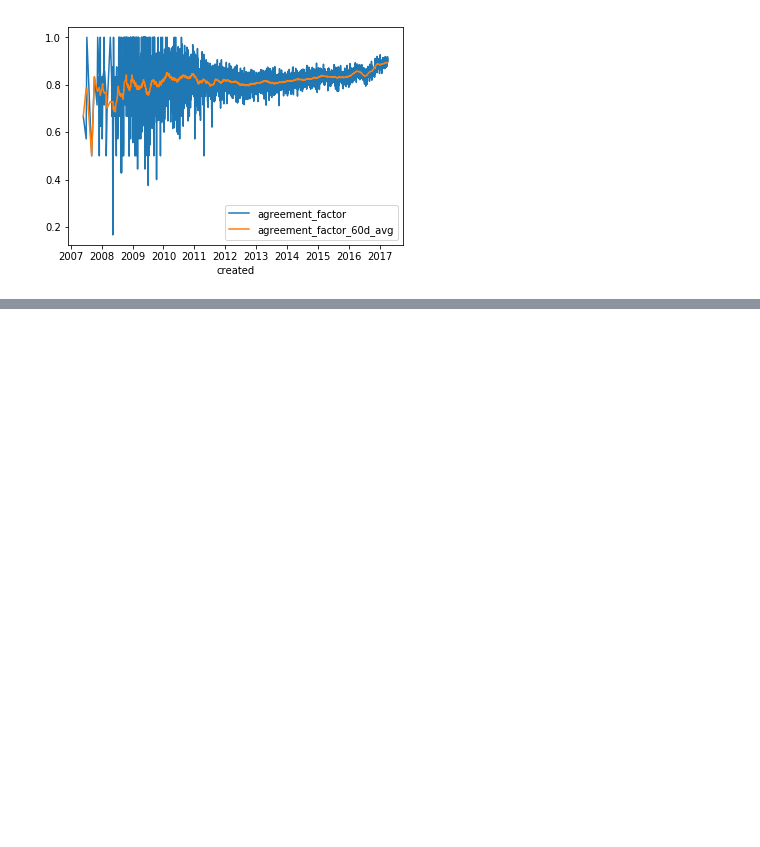
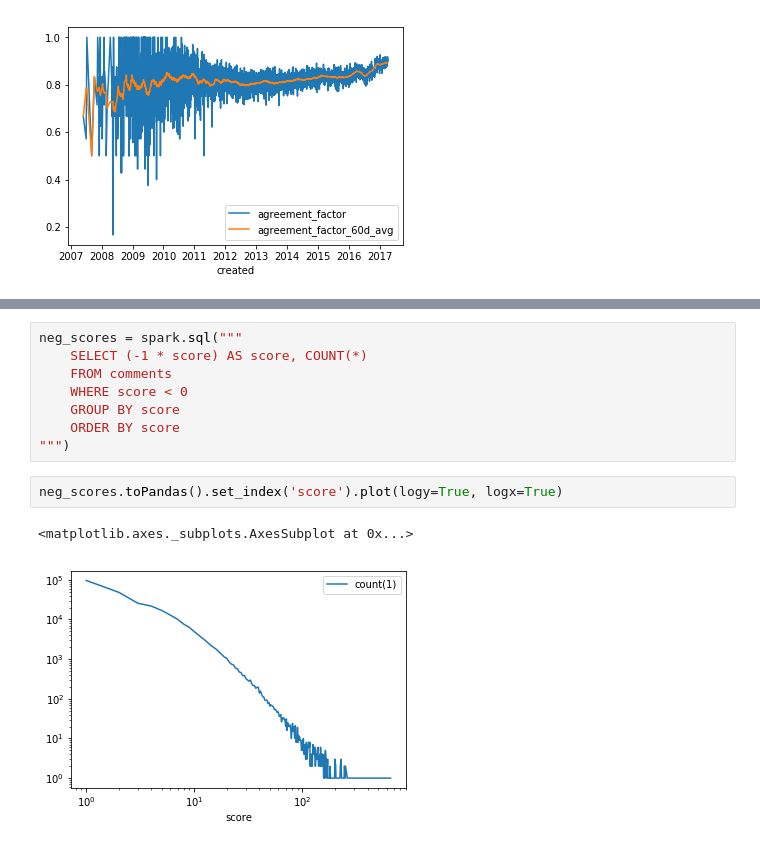
Before and after one commit to MetaHG/Reddit-opinions-polarization, a Jupyter notebook: notebooks/Basic Metrics.ipynb, the cells around one changed output, grey strips where cells are left out. Cells and saved outputs as stored; diff of their text form; blank space fills up the shorter version.

```diff
--- a/notebooks/Basic Metrics.ipynb
+++ b/notebooks/Basic Metrics.ipynb
@@ -376,0 +456,13 @@ _ = agreement_factor_per_day.toPandas().set_index('created').plot()
+# %%
+neg_scores = spark.sql("""
+    SELECT (-1 * score) AS score, COUNT(*)
+    FROM comments
+    WHERE score < 0
+    GROUP BY score
+    ORDER BY score
+""")
+# %%
+neg_scores.toPandas().set_index('score').plot(logy=True, logx=True)
+# %% [output]
+<matplotlib.axes._subplots.AxesSubplot at 0x...>
+[figure, added]
```
Also changed, not shown: parts of 14 cells of this notebook, 4 other files.
